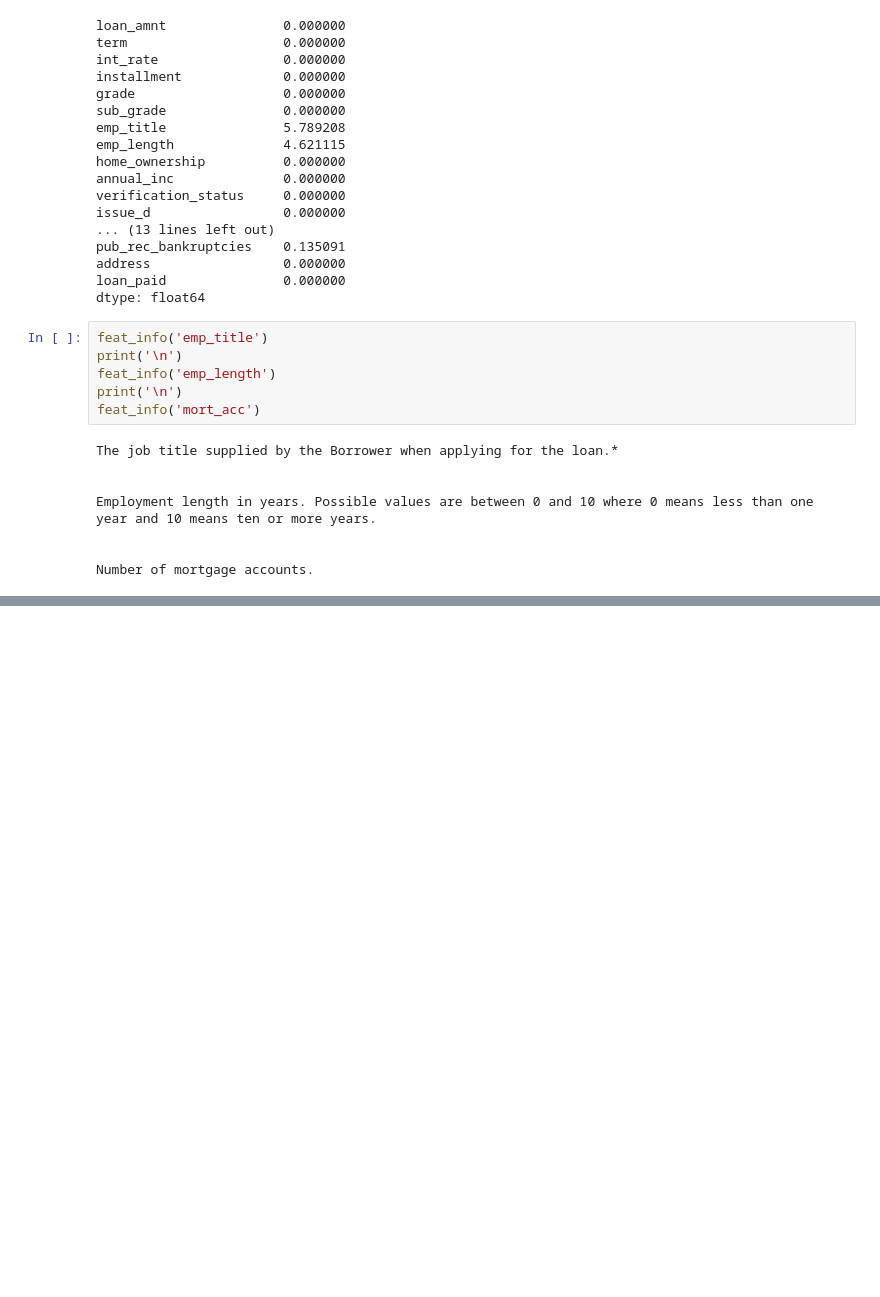
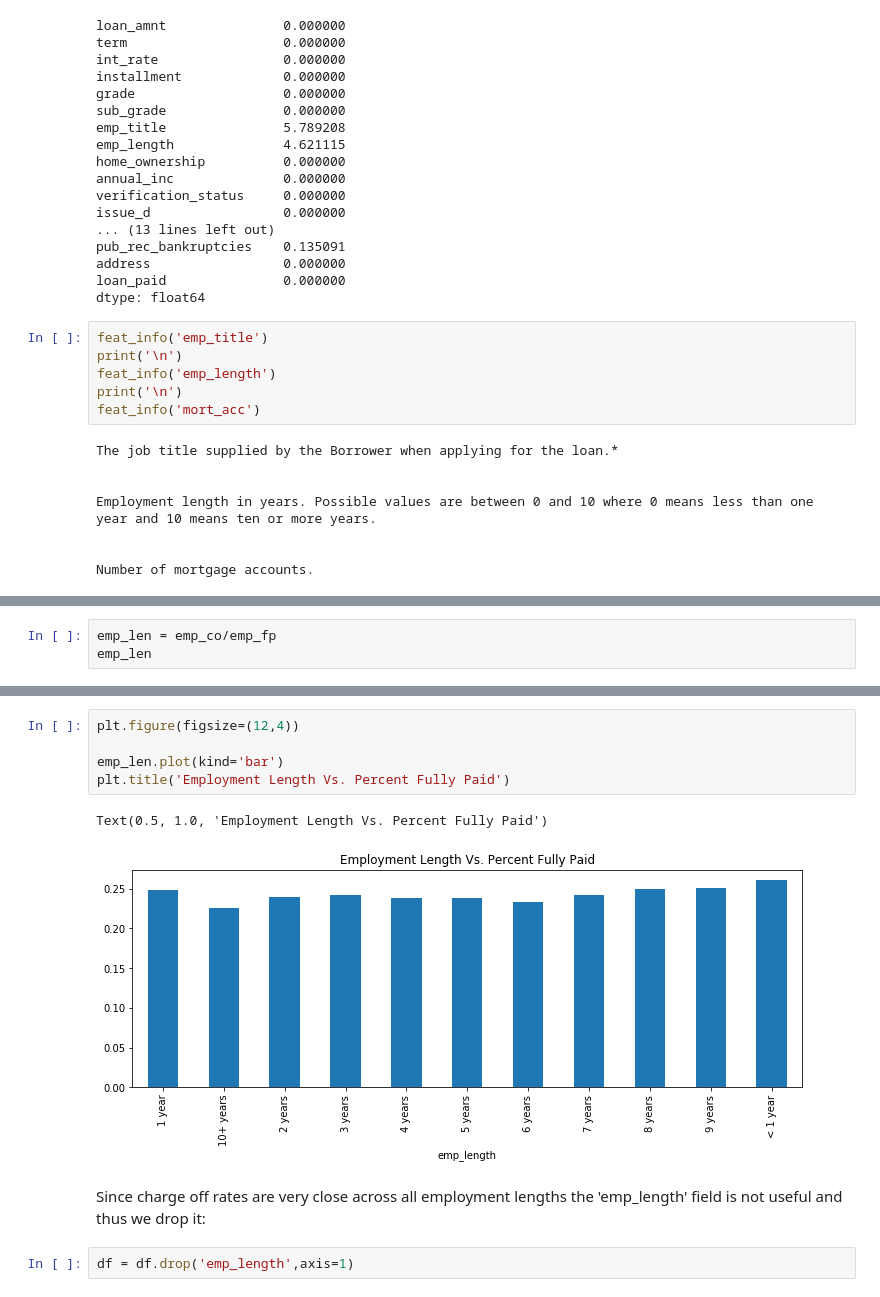
Before and after one commit to ShayanSafavi/ANN_Keras_TF2_Loan_Default, a Jupyter notebook: Keras-TF2-Loan-Default.ipynb, the cells around one changed output, grey strips where cells are left out. Cells and saved outputs as stored; diff of their text form; blank space fills up the shorter version.

```diff
--- a/Keras-TF2-Loan-Default.ipynb
+++ b/Keras-TF2-Loan-Default.ipynb
@@ -506,0 +581,3 @@ Number of mortgage accounts.
+# %%
+emp_len = emp_co/emp_fp
+emp_len
@@ -506,0 +598,12 @@ Number of mortgage accounts.
+# %%
+plt.figure(figsize=(12,4))
+
+emp_len.plot(kind='bar')
+plt.title('Employment Length Vs. Percent Fully Paid')
+# %% [output]
+Text(0.5, 1.0, 'Employment Length Vs. Percent Fully Paid')
+[figure, added]
+# %% [markdown]
+Since charge off rates are very close across all employment lengths the 'emp_length' field is not useful and thus we drop it:
+# %%
+df = df.drop('emp_length',axis=1)
```
Also changed, not shown: parts of 20 cells of this notebook.
